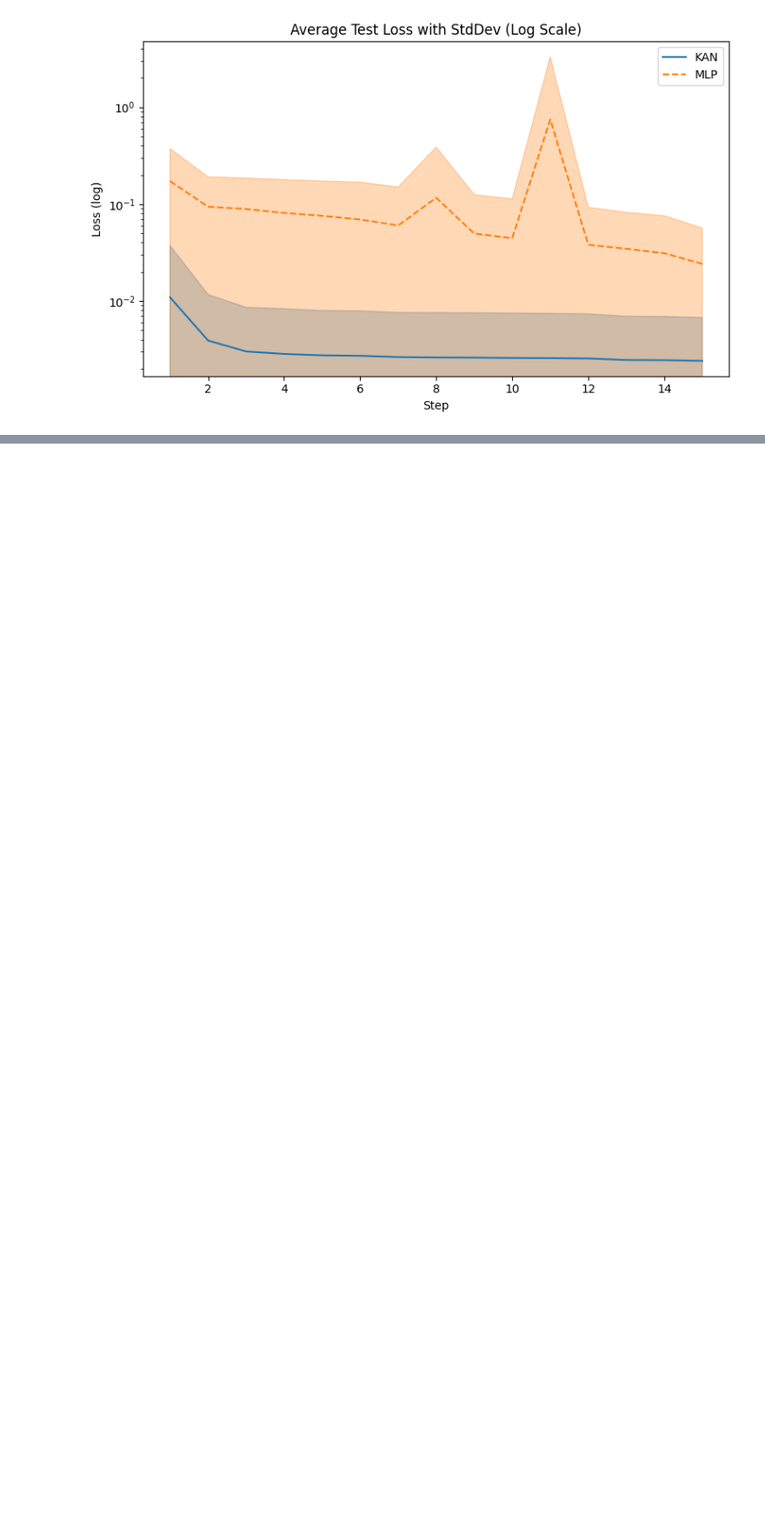
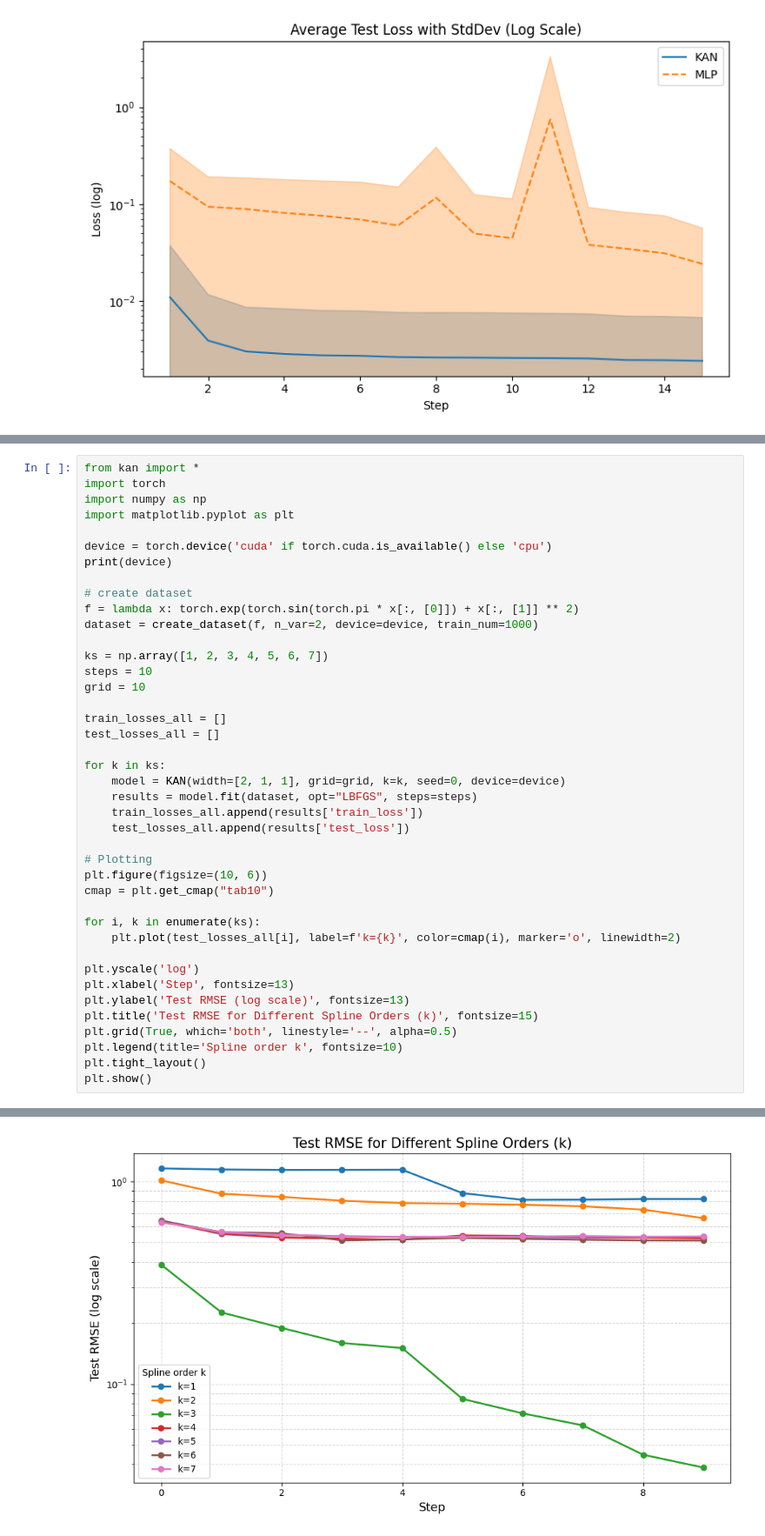
Before and after one commit to xchen2763/Kolmogorov-Arnold-Networks, a Jupyter notebook: Interpretability & RMSE comp.ipynb, the cells around one changed output, grey strips where cells are left out. Shown at 87% size. Saved outputs shown, nothing was run; the diff lists cells and outputs as text; blank space fills up the shorter version.

```diff
--- a/Interpretability & RMSE comp.ipynb
+++ b/Interpretability & RMSE comp.ipynb
@@ -207,0 +270,42 @@ plt.show()
+# %%
+from kan import *
+import torch
+import numpy as np
+import matplotlib.pyplot as plt
+
+device = torch.device('cuda' if torch.cuda.is_available() else 'cpu')
+print(device)
+
+# create dataset
+f = lambda x: torch.exp(torch.sin(torch.pi * x[:, [0]]) + x[:, [1]] ** 2)
+dataset = create_dataset(f, n_var=2, device=device, train_num=1000)
+
+ks = np.array([1, 2, 3, 4, 5, 6, 7])
+steps = 10
+grid = 10
+
+train_losses_all = []
+test_losses_all = []
+
+for k in ks:
+    model = KAN(width=[2, 1, 1], grid=grid, k=k, seed=0, device=device)
+    results = model.fit(dataset, opt="LBFGS", steps=steps)
+    train_losses_all.append(results['train_loss'])
+    test_losses_all.append(results['test_loss'])
+
+# Plotting
+plt.figure(figsize=(10, 6))
+cmap = plt.get_cmap("tab10")
+
+for i, k in enumerate(ks):
+    plt.plot(test_losses_all[i], label=f'k={k}', color=cmap(i), marker='o', linewidth=2)
+
+plt.yscale('log')
+plt.xlabel('Step', fontsize=13)
+plt.ylabel('Test RMSE (log scale)', fontsize=13)
+plt.title('Test RMSE for Different Spline Orders (k)', fontsize=15)
+plt.grid(True, which='both', linestyle='--', alpha=0.5)
+plt.legend(title='Spline order k', fontsize=10)
+plt.tight_layout()
+plt.show()
+# %% [output]
@@ -207,0 +334 @@ plt.show()
+[figure, added]
```
Also changed, not shown: parts of 8 cells of this notebook.
